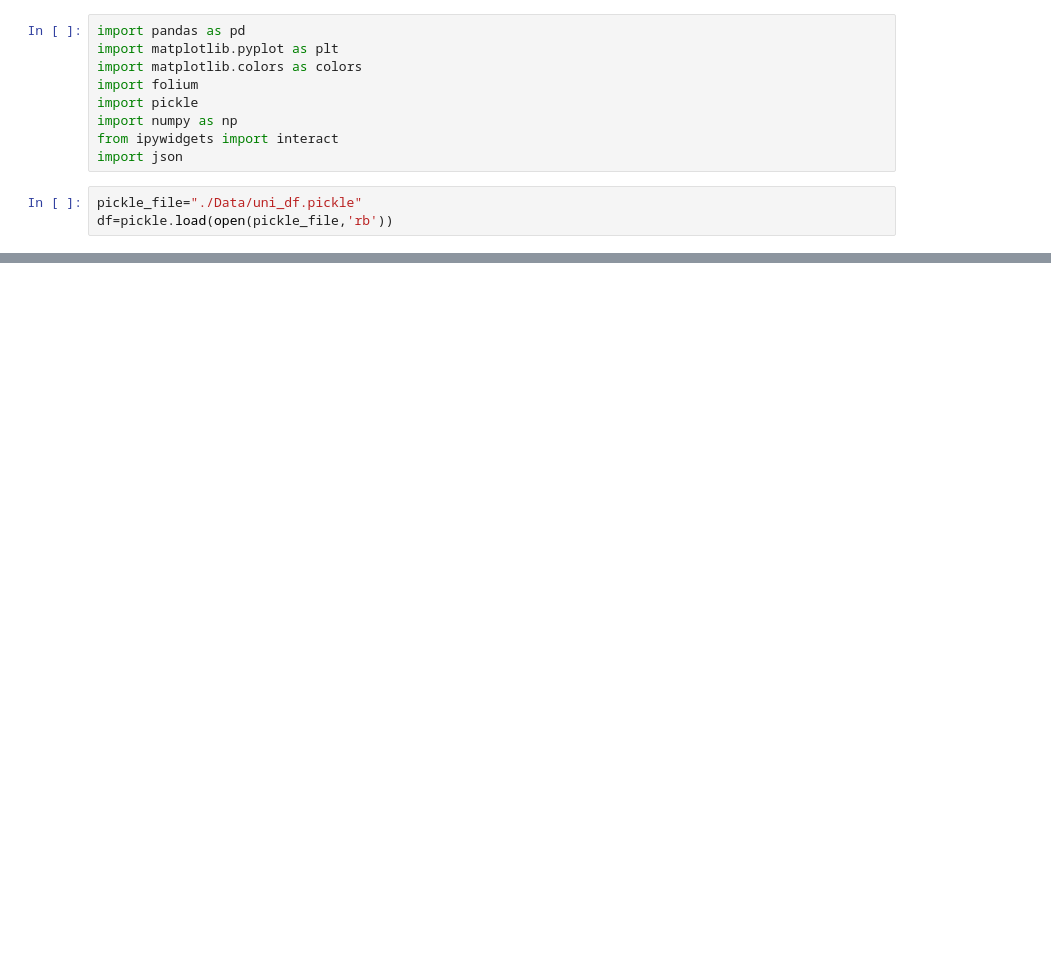
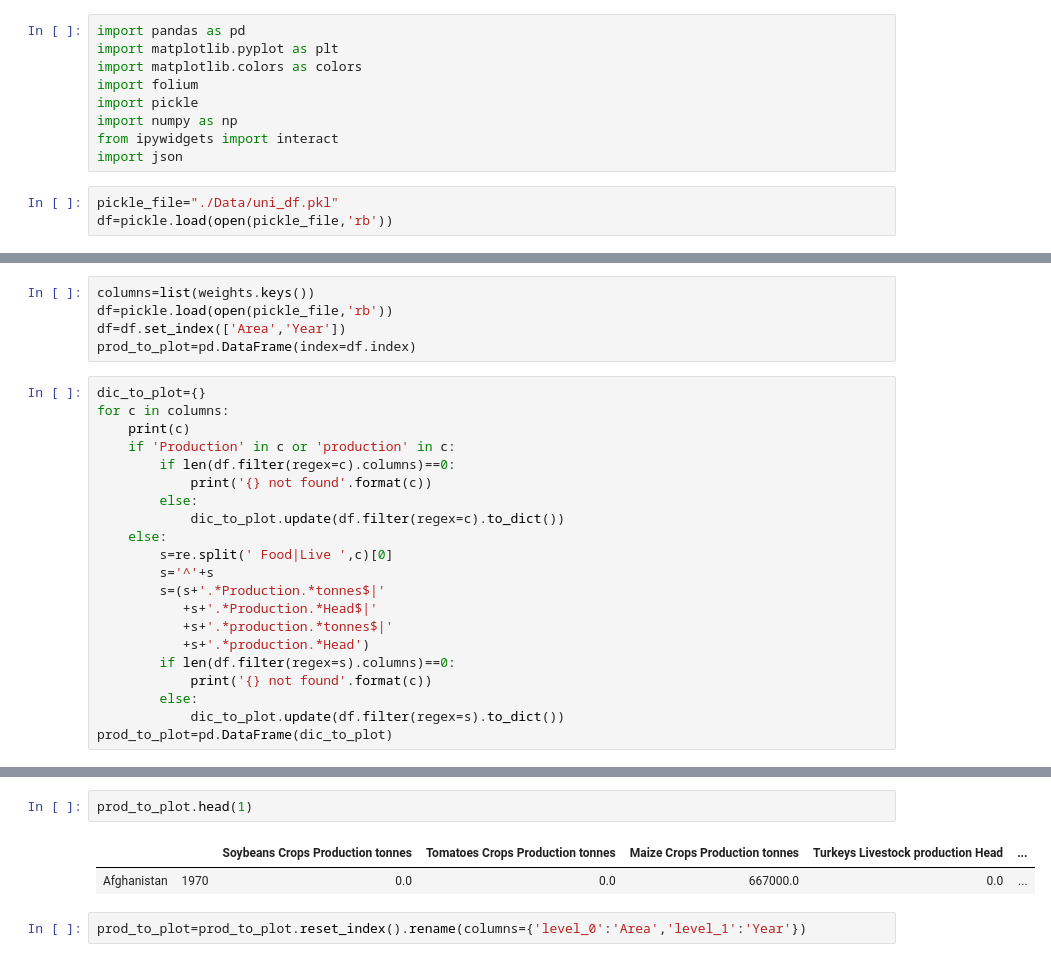
Before and after one commit to martin-ev/ADA-project, a Jupyter notebook: Scripts/Results_julien.ipynb, the cells around one changed output, grey strips where cells are left out. Cells and saved outputs as stored; diff of their text form; blank space fills up the shorter version.

```diff
--- a/Scripts/Results_julien.ipynb
+++ b/Scripts/Results_julien.ipynb
@@ -8,7 +8,7 @@ import numpy as np
 from ipywidgets import interact
 import json
 # %%
-pickle_file="./Data/uni_df.pickle"
+pickle_file="./Data/uni_df.pkl"
 df=pickle.load(open(pickle_file,'rb'))
 # %%
 import pandas as pd
@@ -349,0 +368,26 @@ compute_score(df)
+# %%
+columns=list(weights.keys())
+df=pickle.load(open(pickle_file,'rb'))
+df=df.set_index(['Area','Year'])
+prod_to_plot=pd.DataFrame(index=df.index)
+# %%
+dic_to_plot={}
+for c in columns:
+    print(c)
+    if 'Production' in c or 'production' in c:
+        if len(df.filter(regex=c).columns)==0:
+            print('{} not found'.format(c))
+        else:
+            dic_to_plot.update(df.filter(regex=c).to_dict())
+    else:
+        s=re.split(' Food|Live ',c)[0]
+        s='^'+s
+        s=(s+'.*Production.*tonnes$|'
+           +s+'.*Production.*Head$|'
+           +s+'.*production.*tonnes$|'
+           +s+'.*production.*Head')
+        if len(df.filter(regex=s).columns)==0:
+            print('{} not found'.format(c))
+        else:
+            dic_to_plot.update(df.filter(regex=s).to_dict())
+prod_to_plot=pd.DataFrame(dic_to_plot)
@@ -349,0 +407,7 @@ compute_score(df)
+# %%
+prod_to_plot.head(1)
+# %% [output]
+|  |  | Soybeans Crops Production tonnes | Tomatoes Crops Production tonnes | Maize Crops Production tonnes | Turkeys Livestock production Head | ... |
+| Afghanistan | 1970 | 0.0 | 0.0 | 667000.0 | 0.0 | ... |
+# %%
+prod_to_plot=prod_to_plot.reset_index().rename(columns={'level_0':'Area','level_1':'Year'})
```
Also changed, not shown: parts of 37 cells of this notebook.
